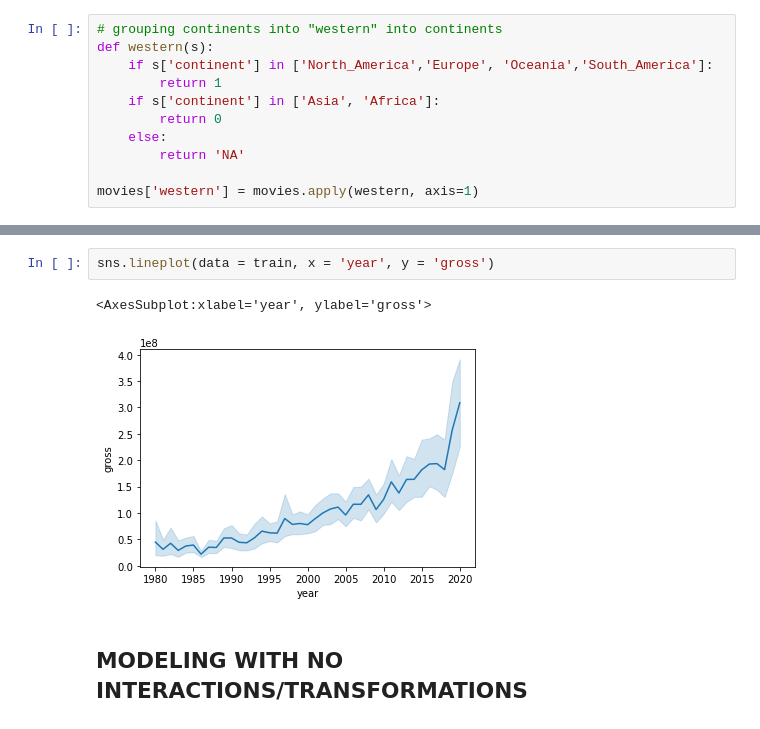
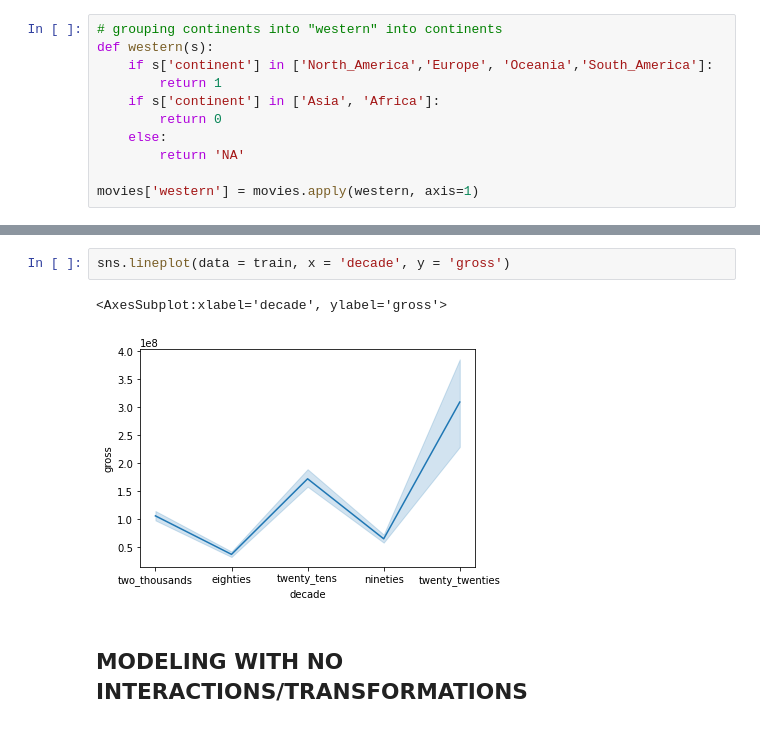
Before and after one commit to isabelgabrielaknight/final-project-303-2, a Jupyter notebook: final_model.ipynb, the cells around one changed output, grey strips where cells are left out. Drawn from its saved outputs; the diff is of its cells as text.

```diff
--- a/final_model.ipynb
+++ b/final_model.ipynb
@@ -81,8 +100,8 @@ test = test.drop(['index'], axis=1)
 # %%
-sns.lineplot(data = train, x = 'year', y = 'gross')
+sns.lineplot(data = train, x = 'decade', y = 'gross')
 # %% [output]
-<AxesSubplot:xlabel='year', ylabel='gross'>
+<AxesSubplot:xlabel='decade', ylabel='gross'>
-[figure, old version]
+[figure, new version]
 # %% [markdown]
 ## MODELING WITH NO INTERACTIONS/TRANSFORMATIONS
 # %%
```
Also changed, not shown: parts of 9 cells of this notebook.
